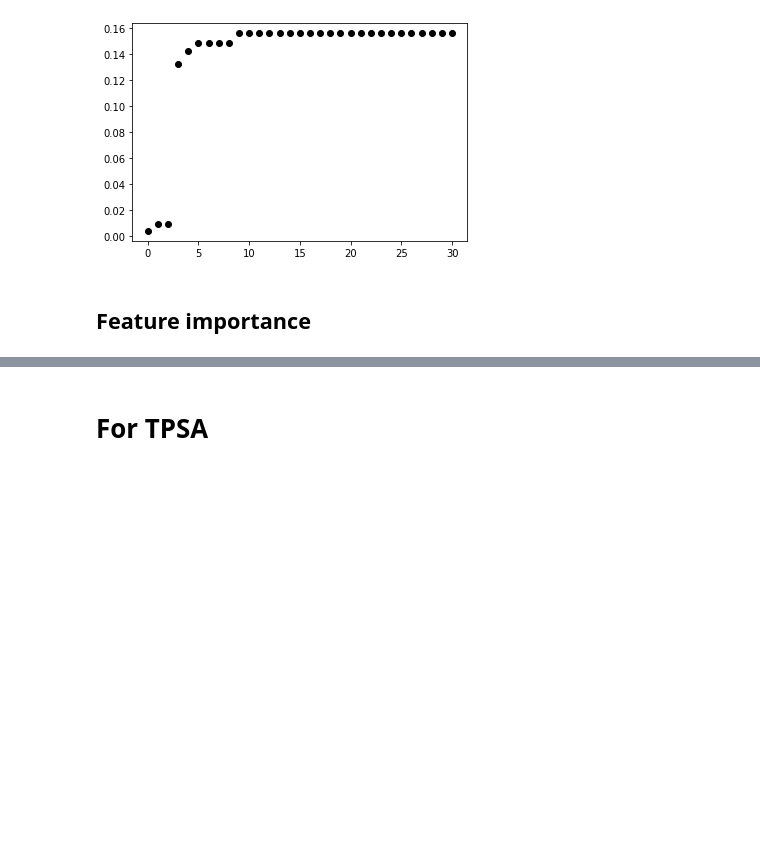
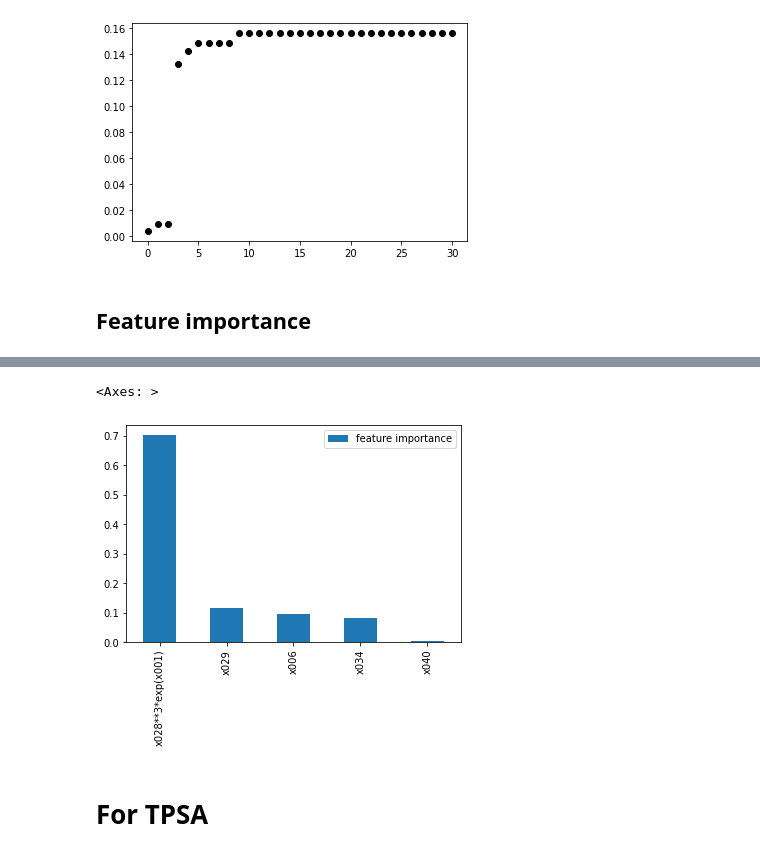
Before and after one commit to m19eremeeva/Course_tasks, a Jupyter notebook: Task_3/Task_3_Feature_engineering.ipynb, the cells around one changed output, grey strips where cells are left out. Drawn from its saved outputs; the diff is of its cells as text; code cells hidden in the pictures; blank space fills up the shorter version.

```diff
--- a/Task_3/Task_3_Feature_engineering.ipynb
+++ b/Task_3/Task_3_Feature_engineering.ipynb
@@ -189,3 +189,9 @@ Features: Index(['x006', 'x029', 'x034', 'x040', 'x028**3*exp(x001)'], dtype='ob
 [figure]
 # %% [markdown]
 ## Feature importance
+# %%
+reg = RandomForestRegressor()
+X_tr_1 = X_train_feature_creation_1.loc[:, model_1.support_]
+y_tr_1 = y_train_1
+# %%
+reg.fit(X_tr_1, y_tr_1)
@@ -191,0 +200,3 @@ Features: Index(['x006', 'x029', 'x034', 'x040', 'x028**3*exp(x001)'], dtype='ob
+# %%
+df_feature_importance = pd.DataFrame(reg.feature_importances_, index=X_train_feature_creation_1.loc[:, model_1.support_].columns, columns=['feature importance']).sort_values('feature importance', ascending=False)
+df_feature_importance
@@ -192,3 +210,8 @@ Features: Index(['x006', 'x029', 'x034', 'x040', 'x028**3*exp(x001)'], dtype='ob
+# %%
+df_feature_importance.plot(kind='bar')
+# %% [output]
+<Axes: >
+[figure, added]
 # %% [markdown]
 # For TPSA
 # %%
```
Also changed, not shown: parts of 8 cells of this notebook.
